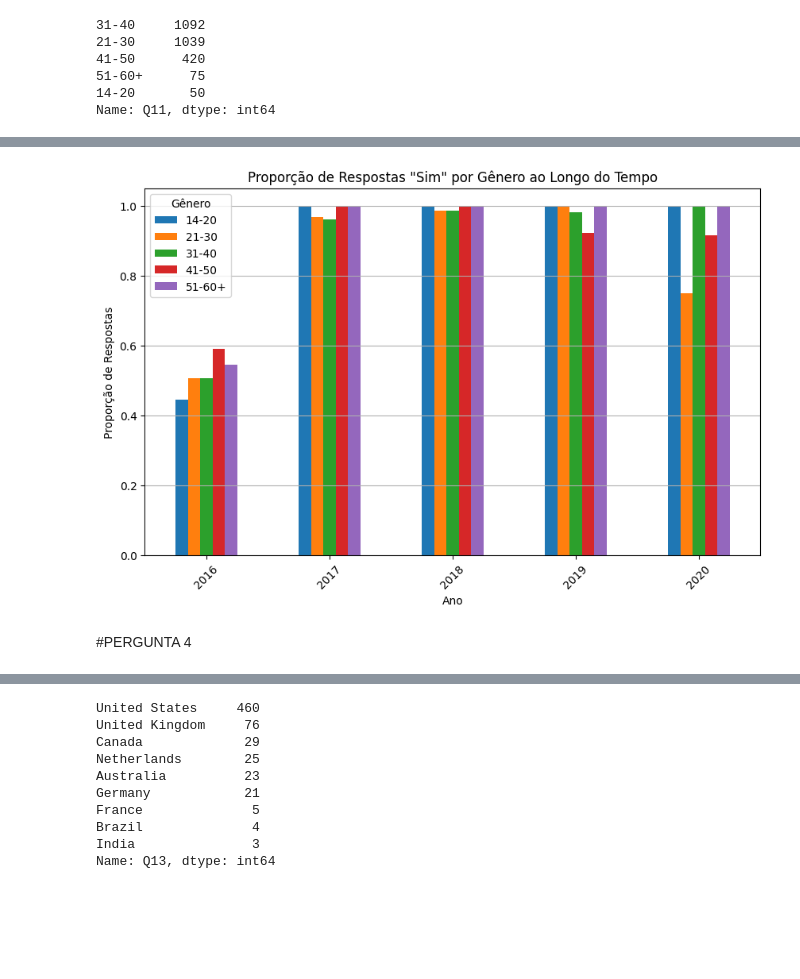
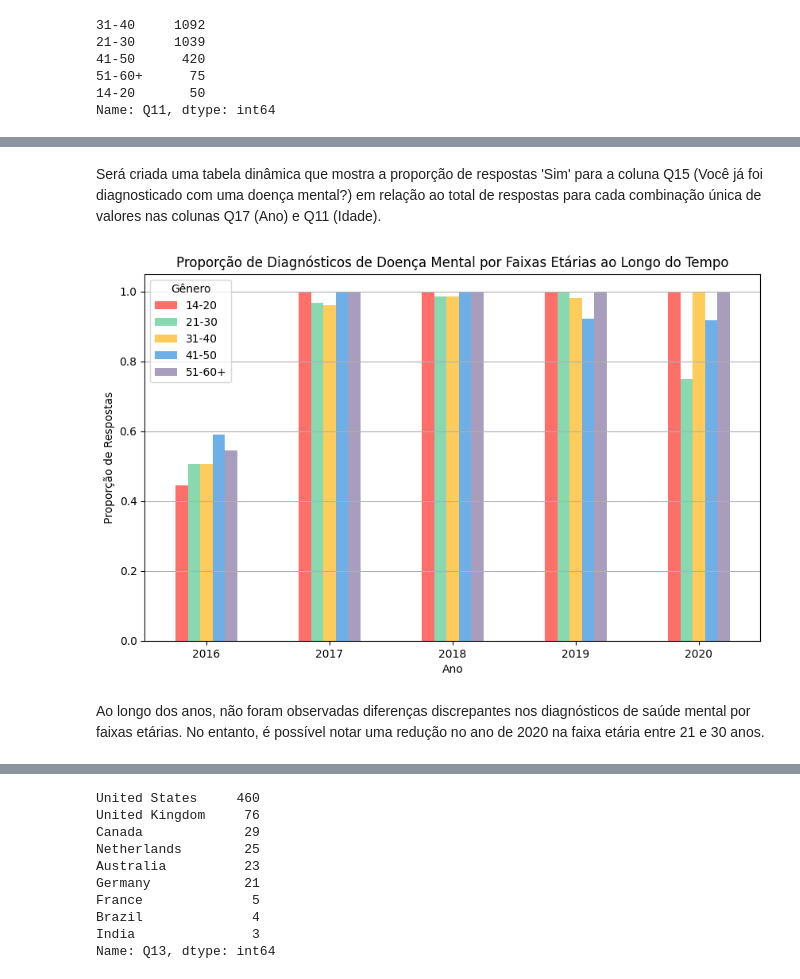
Before and after one commit to SabrinaDantas/projeto_coleta_e_preparacao_pucrs, a Jupyter notebook: projeto_coleta_e_preparacao_fase02.ipynb, the cells around one changed output, grey strips where cells are left out. Cells and saved outputs as stored; diff of their text form; code cells hidden in the pictures; blank space fills up the shorter version.

```diff
--- a/projeto_coleta_e_preparacao_fase02.ipynb
+++ b/projeto_coleta_e_preparacao_fase02.ipynb
@@ -1014,14 +983,16 @@ df_pergunta3.sample(10)
+# %% [markdown]
+Será criada uma tabela dinâmica que mostra a proporção de respostas 'Sim' para a coluna Q15 (Você já foi diagnosticado com uma doença mental?) em relação ao total de respostas para cada combinação única de valores nas colunas Q17 (Ano) e Q11 (Idade).
 # %%
 proporcoes_sim3 = df_pergunta3.pivot_table(index='Q17', columns='Q11', values='Q15', aggfunc=lambda x: (x == 'Sim').mean())
 # %%
-proporcoes_sim3.plot(kind='bar', figsize=(10, 6))
-plt.title('Proporção de Respostas "Sim" por Gênero ao Longo do Tempo')
+proporcoes_sim3.plot(kind='bar', figsize=(10, 6), color=['#ff6f69', '#88d8b0', '#ffcc5c', '#6eafe8', '#a89dbd'])
+plt.title('Proporção de Diagnósticos de Doença Mental por Faixas Etárias ao Longo do Tempo')
 plt.xlabel('Ano')
 plt.ylabel('Proporção de Respostas')
-plt.xticks(rotation=45)
+plt.xticks(rotation=0)
 plt.legend(title='Gênero')
 plt.grid(axis='y')
 # %% [output]
-[figure, old version]
+[figure, new version]
-# %% [markdown]
-#PERGUNTA 4
+# %% [markdown]
+Ao longo dos anos, não foram observadas diferenças discrepantes nos diagnósticos de saúde mental por faixas etárias. No entanto, é possível notar uma redução no ano de 2020 na faixa etária entre 21 e 30 anos.
```
Also changed, not shown: parts of 69 cells of this notebook.
